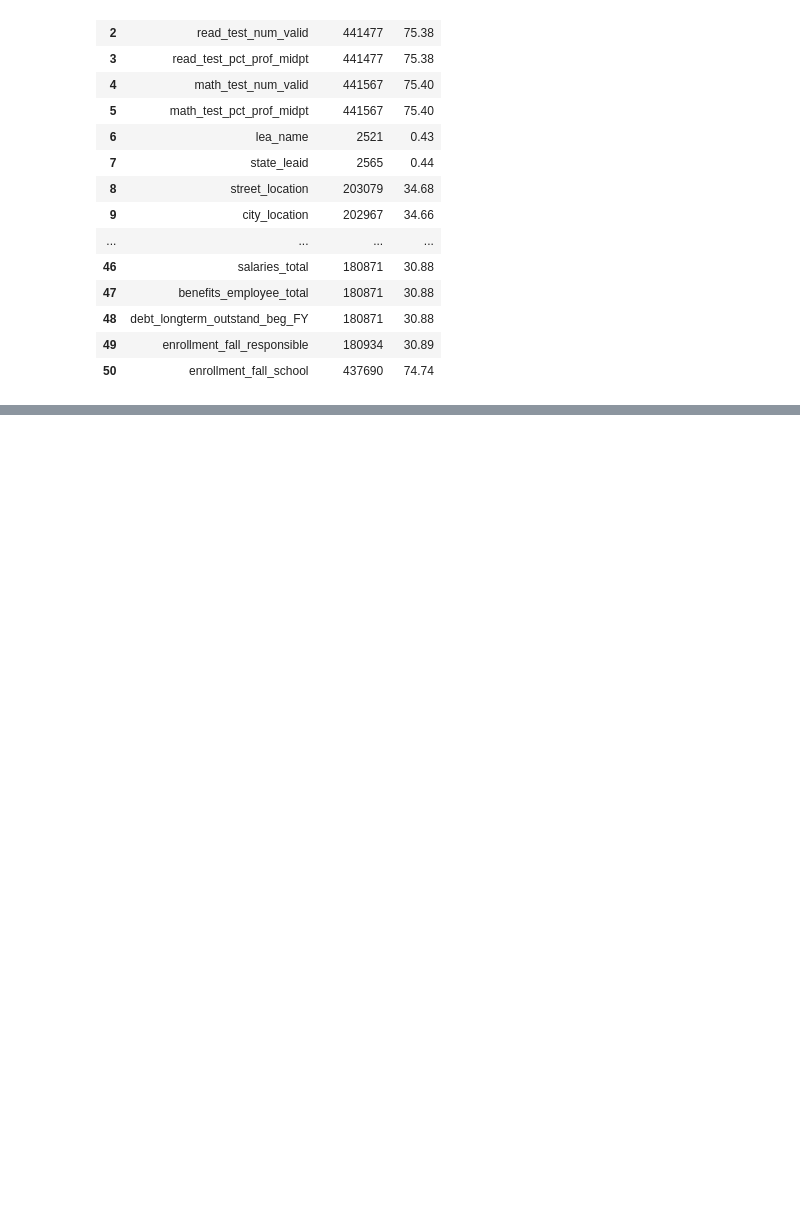
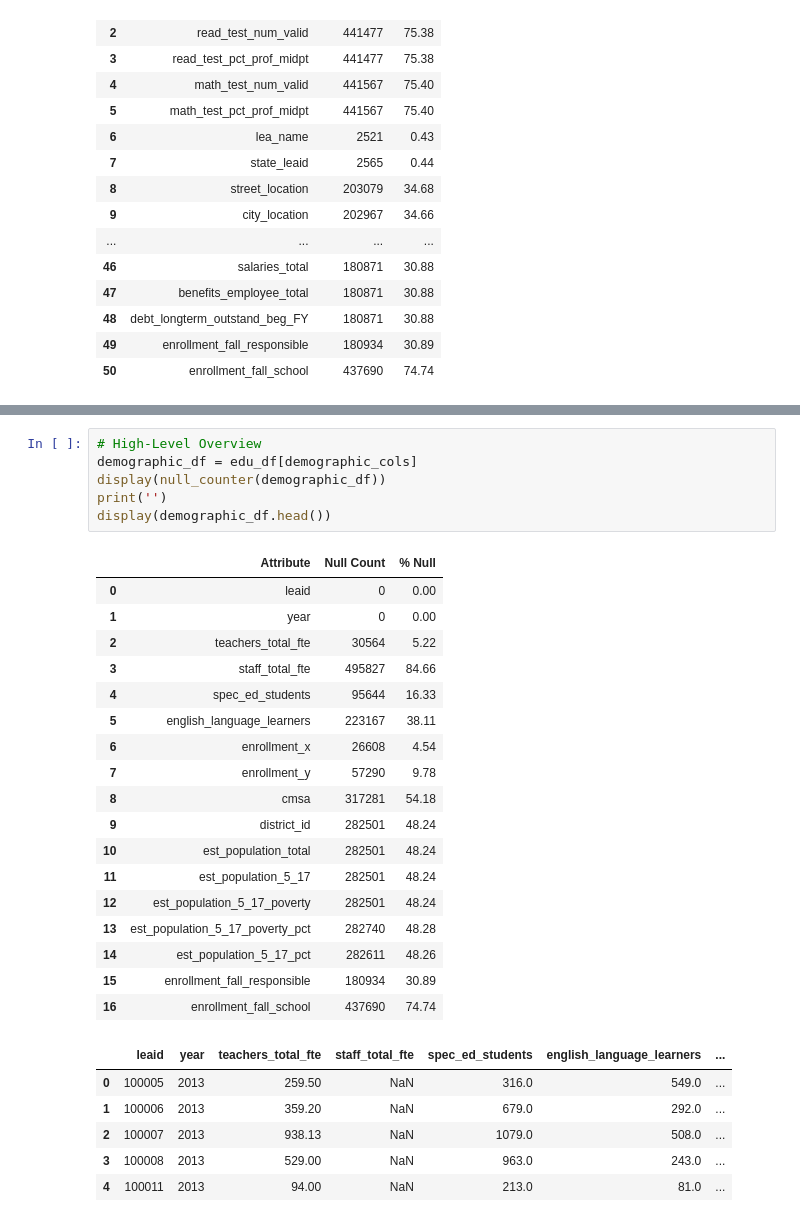
Before and after one commit to justinrgarrard/school_district_clustering, a Jupyter notebook: notebooks/1.0-jrg-eda.ipynb, the cells around one changed output, grey strips where cells are left out. Cells and saved outputs as stored; diff of their text form; blank space fills up the shorter version.

```diff
--- a/notebooks/1.0-jrg-eda.ipynb
+++ b/notebooks/1.0-jrg-eda.ipynb
@@ -206,0 +217,31 @@ This section describes data taken from the Financial set.
+# %%
+# High-Level Overview
+demographic_df = edu_df[demographic_cols]
+display(null_counter(demographic_df))
+print('')
+display(demographic_df.head())
+# %% [output]
+|  | Attribute | Null Count | % Null |
+| 0 | leaid | 0 | 0.00 |
+| 1 | year | 0 | 0.00 |
+| 2 | teachers_total_fte | 30564 | 5.22 |
+| 3 | staff_total_fte | 495827 | 84.66 |
+| 4 | spec_ed_students | 95644 | 16.33 |
+| 5 | english_language_learners | 223167 | 38.11 |
+| 6 | enrollment_x | 26608 | 4.54 |
+| 7 | enrollment_y | 57290 | 9.78 |
+| 8 | cmsa | 317281 | 54.18 |
+| 9 | district_id | 282501 | 48.24 |
+| 10 | est_population_total | 282501 | 48.24 |
+| 11 | est_population_5_17 | 282501 | 48.24 |
+| 12 | est_population_5_17_poverty | 282501 | 48.24 |
+| 13 | est_population_5_17_poverty_pct | 282740 | 48.28 |
+| 14 | est_population_5_17_pct | 282611 | 48.26 |
+| 15 | enrollment_fall_responsible | 180934 | 30.89 |
+| 16 | enrollment_fall_school | 437690 | 74.74 |
+|  | leaid | year | teachers_total_fte | staff_total_fte | spec_ed_students | english_language_learners | ... |
+| 0 | 100005 | 2013 | 259.50 | NaN | 316.0 | 549.0 | ... |
+| 1 | 100006 | 2013 | 359.20 | NaN | 679.0 | 292.0 | ... |
+| 2 | 100007 | 2013 | 938.13 | NaN | 1079.0 | 508.0 | ... |
+| 3 | 100008 | 2013 | 529.00 | NaN | 963.0 | 243.0 | ... |
+| 4 | 100011 | 2013 | 94.00 | NaN | 213.0 | 81.0 | ... |
```
Also changed, not shown: parts of 19 cells of this notebook.
